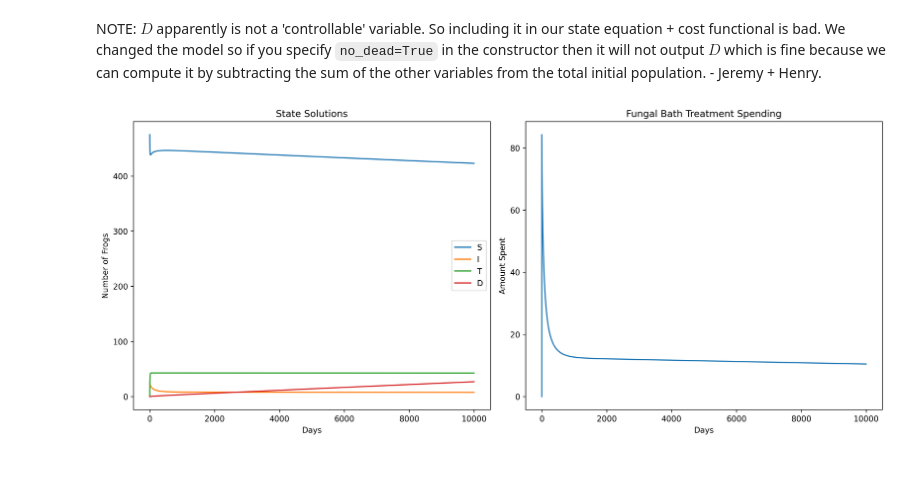
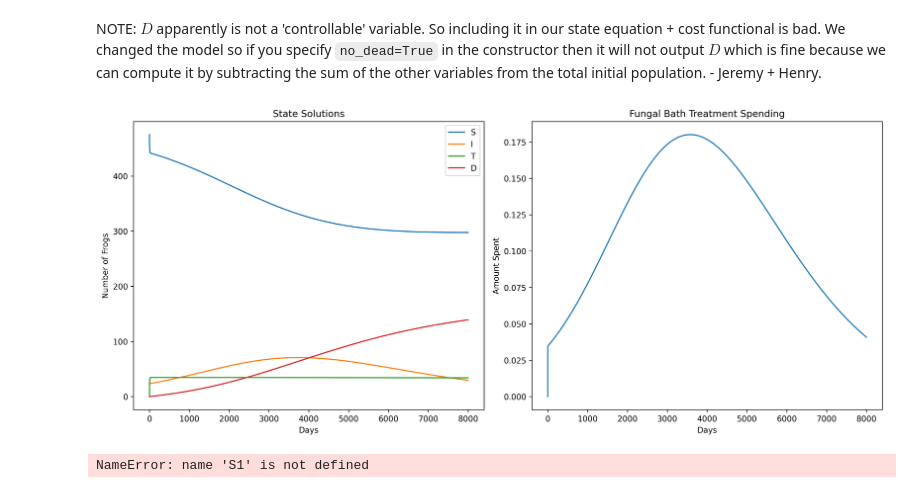
Before and after one commit to ACME-Vol4-Project1/save-axolotls-control, a Jupyter notebook: LQR_control.ipynb, the cells around one changed output. Cells and saved outputs as stored; diff of their text form; code cells hidden in the pictures.

Commit message:
fixed finite so the next state is solved for using original non linear ODE

```diff
--- a/LQR_control.ipynb
+++ b/LQR_control.ipynb
@@ -70,13 +70,15 @@ def solve_linearized_finite(A, B, y0, t0, tf, m=0):
     p = sol_P.y
     P = p.reshape(sol_P.t.shape[0], A.shape[0], A.shape[0])[::-1]
 
-    # state equation Ax + 1/2 B R^-1 B^T lambda but lambda = -2Px by
-    def chytrid_evolve(t, y):
-        P = sol_P.sol(t).reshape(A.shape[0], A.shape[0])
-        return (A @ y - B @ B.T @ P @ y) # no R^-1 since thats just I
+    u = - B.T @ P[1] @ y0  # solve for control
+
+    # Replaced this with model.f to solve for new state using the OG non linear equation given control computed above
+    # def chytrid_evolve(t, y):
+    #     P = sol_P.sol(t).reshape(A.shape[0], A.shape[0])
+    #     return (A @ y - B @ B.T @ P @ y) # no R^-1 since thats just I
 
     # solve the optimal state evolution, and plot the position & velocity
-    sol_x = solve_ivp(chytrid_evolve, [t0, tf], y0, dense_output=True, t_eval=t_space)   # TODO change to t0 or 0
+    sol_x = solve_ivp(model.f, [t0, tf], y0, dense_output=True, t_eval=t_space, args=(u,))   # TODO change to t0 or 0
 
     # S, I, T1, D = sol.sol(t)
     S = sol_x.sol(t_space)[0]
@@ -84,7 +86,7 @@ def solve_linearized_finite(A, B, y0, t0, tf, m=0):
     T1 = sol_x.sol(t_space)[2]
 
     x = np.array([S[1], I[1], T1[1]])
-    u = - B.T @ P[1] @ x  # control
+
 
     return x, u
 # %%
@@ -132,7 +134,7 @@ def iterated_lqr(Df_x, Df_u, t_space, x0, u0, model, finite=True, m=0):
 # %%
 # given by our model
 Q = np.array([[0, 0, 0],
-             [0, 30, 0],
+             [0, 3, 0],
              [0, 0, 0]])    # cost of frog death
 
 R = np.eye(1)   # cost of control
@@ -140,42 +142,42 @@ R = np.eye(1)   # cost of control
 # initial conditions
 y0 = np.array([475, 25, 0])
 u0 = np.array([0])  # spending on baths
-const_u1 = 0.5
+const_u1 = 0.2
 
 # establish t space
-tf = 10000
-t_steps = 20000
+tf = 8000
+t_steps = 9000
 t_space = np.linspace(0, tf, t_steps)
 
 # instantiate model object (to be used for linearization)
 model = m.Model(seasonal=False, no_dead=True, const_u1=const_u1) # constant sauna maintenance
 # %%
 # get optimal solutions
-x, u2, new_t = iterated_lqr(lambda t, x, u: model.f_x(t, x, u), lambda t, x, u: model.f_u(t, x, u), t_space, y0, u0, model, finite=True, m=100)
+x, u2, new_t = iterated_lqr(lambda t, x, u: model.f_x(t, x, u), lambda t, x, u: model.f_u(t, x, u), t_space, y0, u0, model, finite=True)
 S = x[:, 0]
 I = x[:, 1]
 T1 = x[:, 2]
 
 # plot
 fig, axs = plt.subplots(1, 2, figsize=(14, 6), dpi=300)
 axs[0].set_title("State Solutions")
 axs[0].plot(new_t, S, label="S")
 axs[0].plot(new_t, I, label="I")
 axs[0].plot(new_t, T1, label="T")
 axs[0].set_ylabel('Number of Frogs')
 axs[0].set_xlabel('Days')
 axs[0].plot(new_t, 500 - S - I - T1, label="D")  # plotting death total 500 - all other groups
 axs[0].legend()
 
 # formatting
 axs[1].set_title("Fungal Bath Treatment Spending")
 axs[1].plot(new_t, u2, label=rf'$u_{2}$: Antifungal Bath Spending')
 axs[1].set_xlabel('Days')
 axs[1].set_ylabel('Amount Spent')
 
 plt.tight_layout()
 # %% [output]
-[figure, old version]
+[figure, new version]
 # %%
 # u1_vals = np.arange(0.1, 0.9, 0.1)
 # S_vals = []
@@ -194,3 +196,7 @@ plt.tight_layout()
 # plt.xlabel(rf'$u_{1}$: Frog Sauna Resource Spend Rate')
 # plt.ylabel('Stablized Frog Population')
 # plt.plot(u1_vals, np.log(np.array(S_vals)))
+# %%
+S1, S2, I, T, V
+# %% [output]
+NameError: name 'S1' is not defined
```
